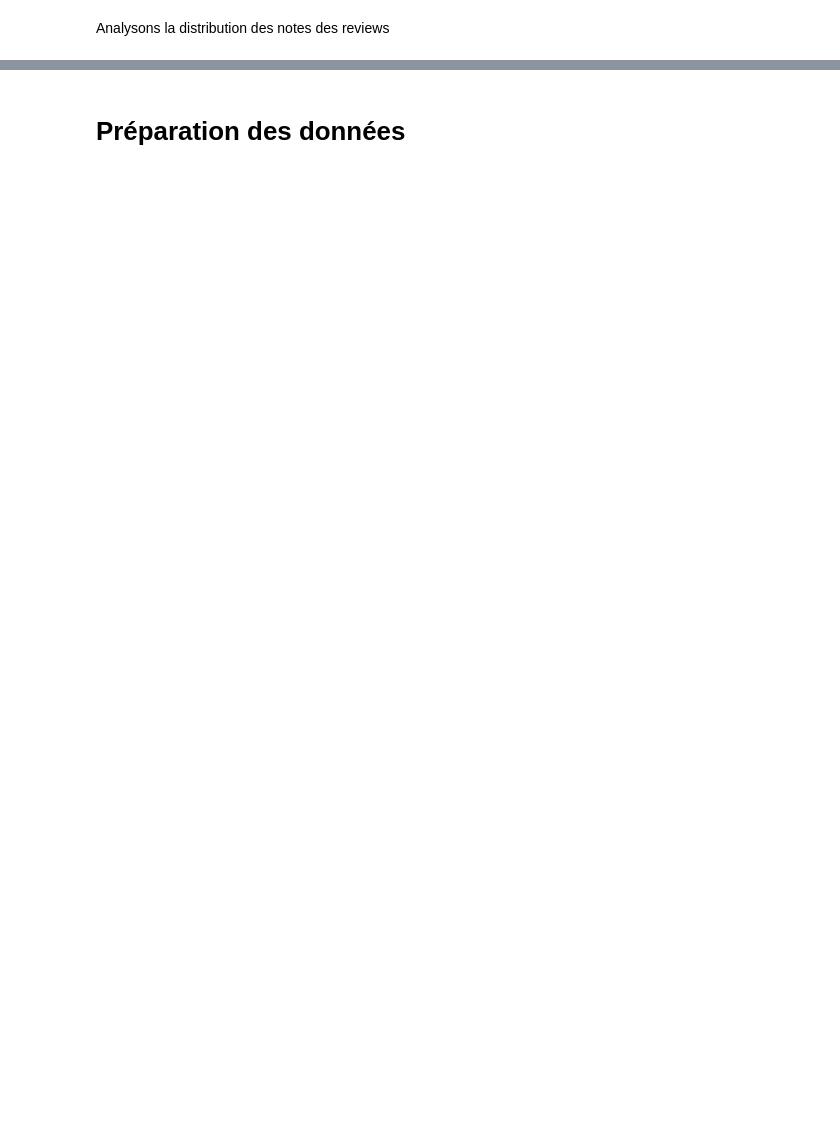
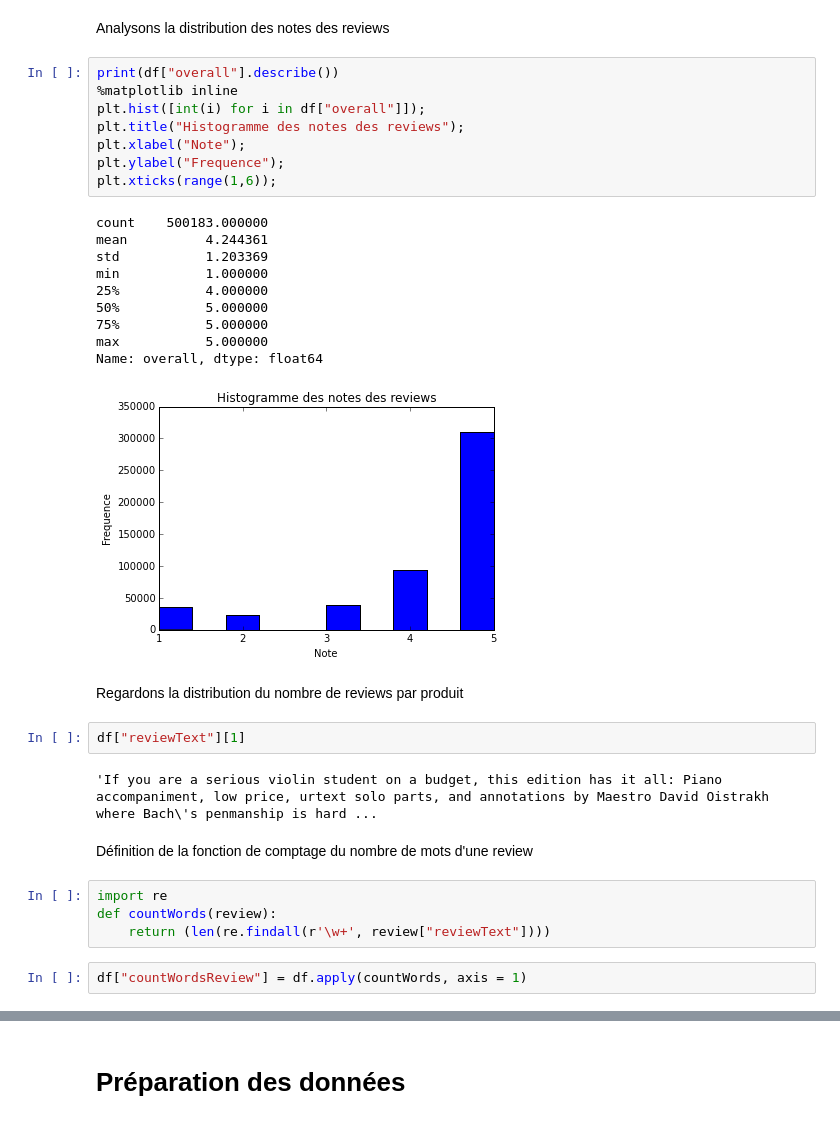
Before and after one commit to alexcombessie/ENSAE_Amazon-Review-Prediction, a Jupyter notebook: Projet Python - Amazon review data.ipynb, the cells around one changed output, grey strips where cells are left out. Saved outputs shown, nothing was run; the diff lists cells and outputs as text; blank space fills up the shorter version.

```diff
--- a/Projet Python - Amazon review data.ipynb
+++ b/Projet Python - Amazon review data.ipynb
@@ -74,2 +76,35 @@ Soit un nombre moyen de 1.7 reviews par reviewers
 # %% [markdown]
 Analysons la distribution des notes des reviews
+# %%
+print(df["overall"].describe())
+%matplotlib inline
+plt.hist([int(i) for i in df["overall"]]);
+plt.title("Histogramme des notes des reviews");
+plt.xlabel("Note");
+plt.ylabel("Frequence");
+plt.xticks(range(1,6));
+# %% [output]
+count    500183.000000
+mean          4.244361
+std           1.203369
+min           1.000000
+25%           4.000000
+50%           5.000000
+75%           5.000000
+max           5.000000
+Name: overall, dtype: float64
+[figure, added]
+# %% [markdown]
+Regardons la distribution du nombre de reviews par produit
+# %%
+df["reviewText"][1]
+# %% [output]
+'If you are a serious violin student on a budget, this edition has it all: Piano accompaniment, low price, urtext solo parts, and annotations by Maestro David Oistrakh where Bach\'s penmanship is hard ...
+# %% [markdown]
+Définition de la fonction de comptage du nombre de mots d'une review
+# %%
+import re
+def countWords(review):
+    return (len(re.findall(r'\w+', review["reviewText"])))
+# %%
+df["countWordsReview"] = df.apply(countWords, axis = 1)
```
Also changed, not shown: parts of 14 cells of this notebook.
